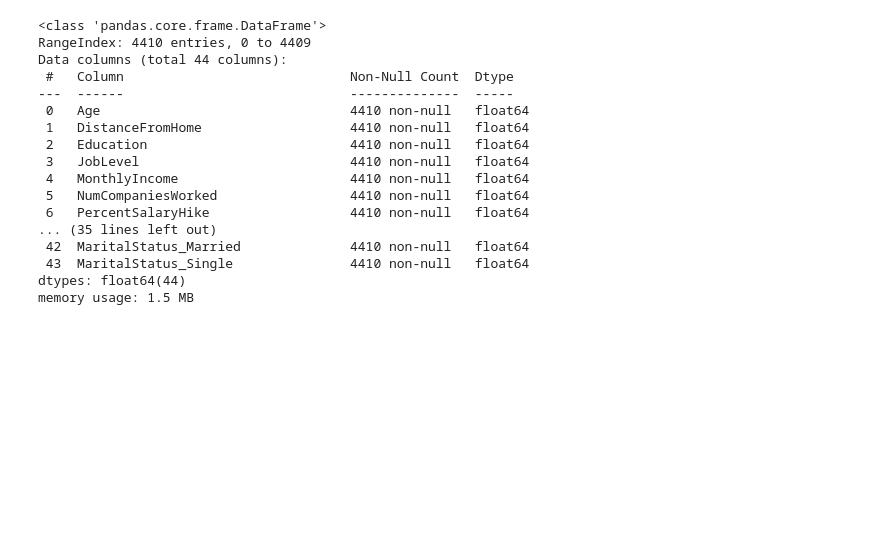
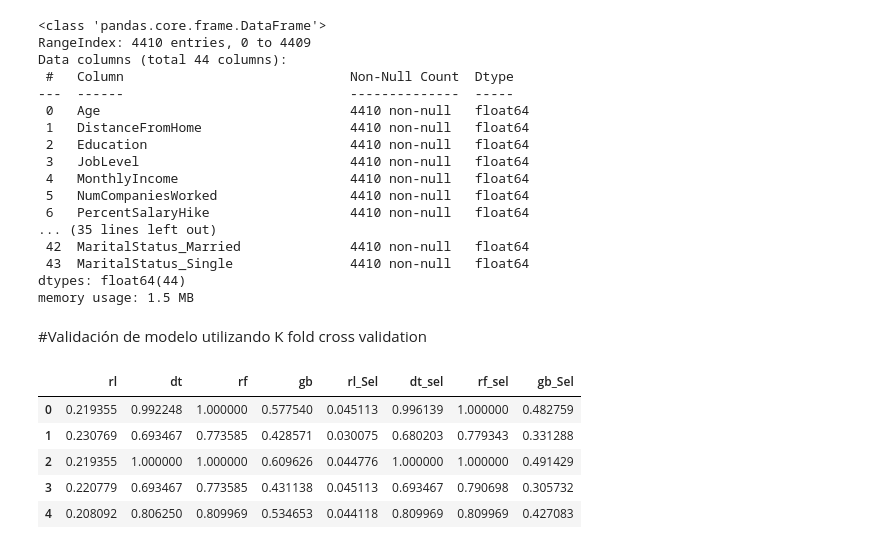
Before and after one commit to juanjmolina/Anal-tica-en-Recursos-Humanos, a Jupyter notebook: modelos.ipynb, the cells around one changed output. Cells and saved outputs as stored; diff of their text form; code cells hidden in the pictures; blank space fills up the shorter version.

```diff
--- a/modelos.ipynb
+++ b/modelos.ipynb
@@ -258,3 +258,21 @@ Data columns (total 44 columns):
  43  MaritalStatus_Single               4410 non-null   float64
 dtypes: float64(44)
 memory usage: 1.5 MB
+# %% [markdown]
+#Validación de modelo utilizando K fold cross validation
+# %%
+f1_full=fn.medir_modelos(modelos,"f1",X,y,5) ## base con todas las variables
+f1_varsel=fn.medir_modelos(modelos,"f1",X2,y,5) ### base con variables seleccionadas
+
+
+F1=pd.concat([f1_full,f1_varsel],axis=1)
+F1.columns=['rl', 'dt', 'rf', 'gb',
+       'rl_Sel', 'dt_sel', 'rf_sel', 'gb_Sel']
+F1
+# %% [output]
+|  | rl | dt | rf | gb | rl_Sel | dt_sel | rf_sel | gb_Sel |
+| 0 | 0.219355 | 0.992248 | 1.000000 | 0.577540 | 0.045113 | 0.996139 | 1.000000 | 0.482759 |
+| 1 | 0.230769 | 0.693467 | 0.773585 | 0.428571 | 0.030075 | 0.680203 | 0.779343 | 0.331288 |
+| 2 | 0.219355 | 1.000000 | 1.000000 | 0.609626 | 0.044776 | 1.000000 | 1.000000 | 0.491429 |
+| 3 | 0.220779 | 0.693467 | 0.773585 | 0.431138 | 0.045113 | 0.693467 | 0.790698 | 0.305732 |
+| 4 | 0.208092 | 0.806250 | 0.809969 | 0.534653 | 0.044118 | 0.809969 | 0.809969 | 0.427083 |
```
Also changed, not shown: parts of 8 cells of this notebook.
